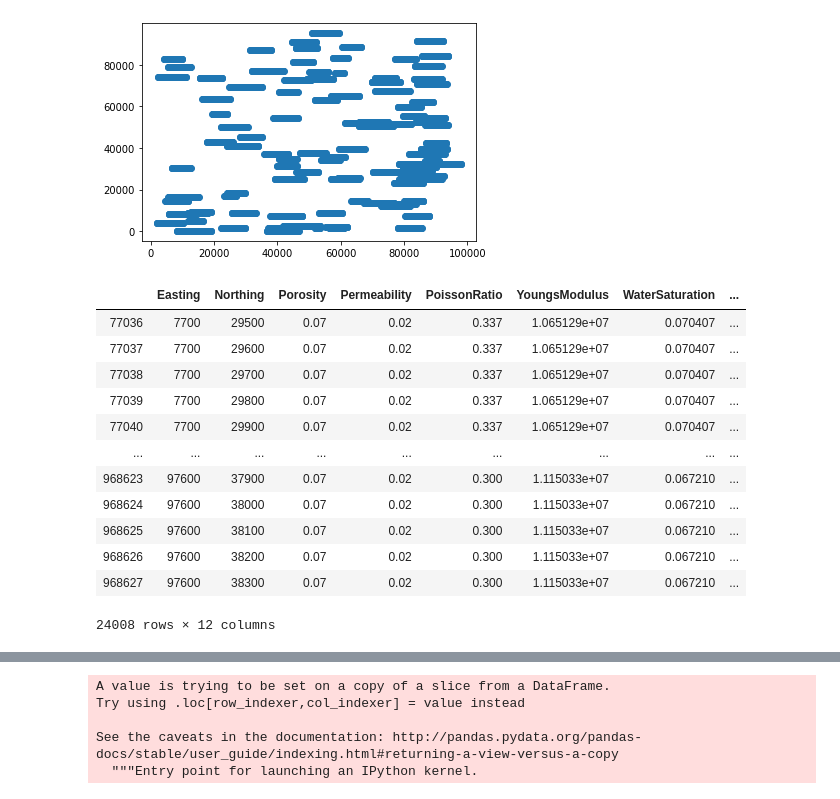
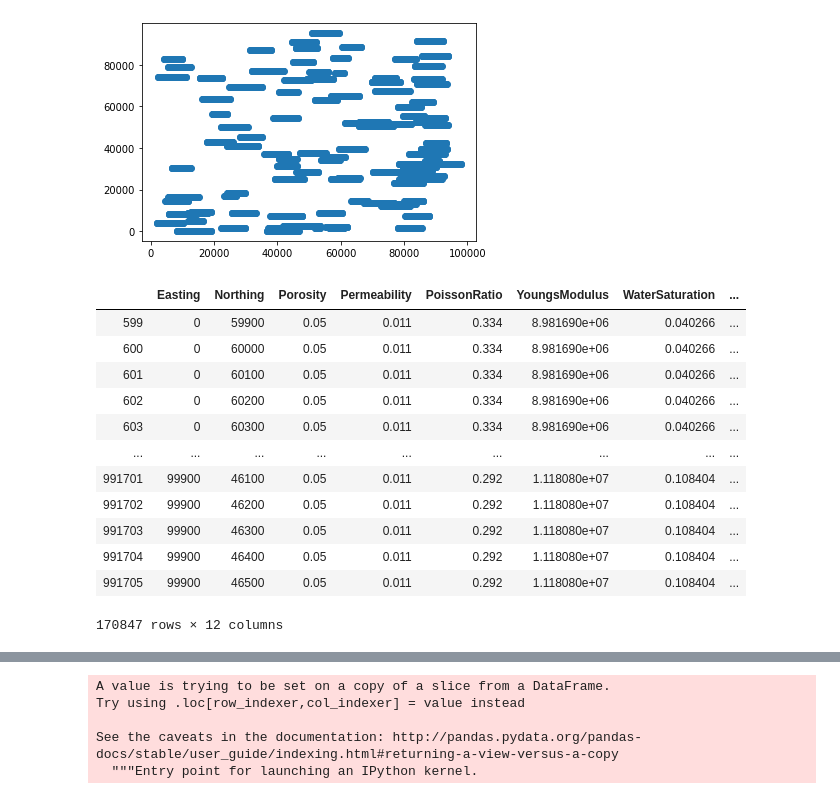
Before and after one commit to fang-helen/Final-Project-FRI, a Jupyter notebook: Final Project FRI.ipynb, the cells around one changed output, grey strips where cells are left out. Cells and saved outputs as stored; diff of their text form; code cells hidden in the pictures.

```diff
--- a/Final Project FRI.ipynb
+++ b/Final Project FRI.ipynb
@@ -120,10 +120,11 @@ df['average proppant weight'] = avgPRPWT
 df['average pump rate'] = avgPMPRT
 # %%
 pressure = []
+dfPressures = df['average pressure (Pa)'].values
 for i in range (0,len(df)):
     wellP = []
     for j in range(0,100):
-        wellP.append(df.iloc[i]['average pressure (Pa)'])
+        wellP.append(dfPressures[i])
     pressure.append(wellP)
 # %%
 # map of wells
@@ -201,27 +202,3 @@ avgRR = avgOfList(df['recovery factor'].values)
 avgRR
 # %% [output]
 0.09490102068043484
-# %%
-# find wells that are above 75th percentile for average porosity, oil saturation, and permeability
-namesOfBest = []
-eastOfBest = []
-northOfBest = []
-
-# 75th percentile values (cutoffs)
-porosityCutoff = df['average porosity'].quantile(.75)
-oilSatCutoff = df['average oil saturation'].quantile(.75)
-permCutoff = df['average permeability'].quantile(.75)
-
-for i in range(0, len(df['well name'].values)):
-    if (df.iloc[i]['average porosity'] > porosityCutoff) and (df.iloc[i]['average oil saturation'] > oilSatCutoff) and (df.iloc[i]['average permeability'] > permCutoff):
-        namesOfBest.append(df.iloc[i][0])
-        northOfBest.append(df.iloc[i]['average northing'])
-        eastOfBest.append(df.iloc[i]['average easting'])
-        # print out these values that fit the criteria
-        print("name:", df.iloc[i][0], "northing:", df.iloc[i]['average northing'], "easting:", df.iloc[i]['average easting'])
-        print("porosity: ", df.iloc[i]['average porosity'], "Oil Saturation ", df.iloc[i]['average oil saturation'], "permeability: ", df.iloc[i]['average permeability'])
-
-# print out oil production for each well that fit above criteria (relatively optimal, in better spots)
-for name in namesOfBest:
-    index = list(df['well name'].values).index(name)
-    print(df.iloc[index]['oil 1'], df.iloc[index]['oil 2'], df.iloc[index]['oil 3'], df.iloc[index]['oil 4'], df.iloc[index]['oil 5'])
@@ -409,17 +415,3 @@ array([4.27421461e+04, 3.91696460e+04, 9.39373412e+02, 1.70298604e+05,
        3.23987295e+05, 7.66936308e+02, 1.25211041e+05, 2.59009803e+03,
        2.97687730e+04, 1.82666312e+04, 7.10649990e+04, 4.01175750e+05,
        1.95020559e+02, 2.52654749e+05, 1.96913903e+05, 1.42750831e+05])
-# %%
-from sklearn.tree import DecisionTreeRegressor
-
-tree = DecisionTreeRegressor()
-
-
-X = np.array([np.array([easting]).flatten(),np.array([northing]).flatten()]) # indep var = coordinates
-X = X.transpose()
-y = np.array([porosity]).flatten()
-y = y.reshape(-1,1)
-
-tree.fit(X,y)
-print(X)
-print(y)
@@ -548,21 +527,21 @@ osQuant = predData['OilSaturation'].quantile(.75)
 # %%
 #75th percentile vals for each
-bestWells = predData.query('Porosity >= .07 and Permeability >= .017 and OilSaturation >= 0.9277687390326956')
+bestWells = predData.query('Porosity >= @porQuant and Permeability >= @permQuant and OilSaturation >= @osQuant')
 bestWells
 # %% [output]
 |  | Easting | Northing | Porosity | Permeability | PoissonRatio | YoungsModulus | WaterSaturation | ... |
-| 77036 | 7700 | 29500 | 0.07 | 0.02 | 0.337 | 1.065129e+07 | 0.070407 | ... |
-| 77037 | 7700 | 29600 | 0.07 | 0.02 | 0.337 | 1.065129e+07 | 0.070407 | ... |
-| 77038 | 7700 | 29700 | 0.07 | 0.02 | 0.337 | 1.065129e+07 | 0.070407 | ... |
-| 77039 | 7700 | 29800 | 0.07 | 0.02 | 0.337 | 1.065129e+07 | 0.070407 | ... |
-| 77040 | 7700 | 29900 | 0.07 | 0.02 | 0.337 | 1.065129e+07 | 0.070407 | ... |
+| 599 | 0 | 59900 | 0.05 | 0.011 | 0.334 | 8.981690e+06 | 0.040266 | ... |
+| 600 | 0 | 60000 | 0.05 | 0.011 | 0.334 | 8.981690e+06 | 0.040266 | ... |
+| 601 | 0 | 60100 | 0.05 | 0.011 | 0.334 | 8.981690e+06 | 0.040266 | ... |
+| 602 | 0 | 60200 | 0.05 | 0.011 | 0.334 | 8.981690e+06 | 0.040266 | ... |
+| 603 | 0 | 60300 | 0.05 | 0.011 | 0.334 | 8.981690e+06 | 0.040266 | ... |
 | ... | ... | ... | ... | ... | ... | ... | ... | ... |
-| 968623 | 97600 | 37900 | 0.07 | 0.02 | 0.300 | 1.115033e+07 | 0.067210 | ... |
-| 968624 | 97600 | 38000 | 0.07 | 0.02 | 0.300 | 1.115033e+07 | 0.067210 | ... |
-| 968625 | 97600 | 38100 | 0.07 | 0.02 | 0.300 | 1.115033e+07 | 0.067210 | ... |
-| 968626 | 97600 | 38200 | 0.07 | 0.02 | 0.300 | 1.115033e+07 | 0.067210 | ... |
-| 968627 | 97600 | 38300 | 0.07 | 0.02 | 0.300 | 1.115033e+07 | 0.067210 | ... |
+| 991701 | 99900 | 46100 | 0.05 | 0.011 | 0.292 | 1.118080e+07 | 0.108404 | ... |
+| 991702 | 99900 | 46200 | 0.05 | 0.011 | 0.292 | 1.118080e+07 | 0.108404 | ... |
+| 991703 | 99900 | 46300 | 0.05 | 0.011 | 0.292 | 1.118080e+07 | 0.108404 | ... |
+| 991704 | 99900 | 46400 | 0.05 | 0.011 | 0.292 | 1.118080e+07 | 0.108404 | ... |
+| 991705 | 99900 | 46500 | 0.05 | 0.011 | 0.292 | 1.118080e+07 | 0.108404 | ... |
-24008 rows × 12 columns
+170847 rows × 12 columns
 # %%
 # the locations where each of these 3 features are above 75th percentiles
 eastBest = bestWells['Easting']
```
Also changed, not shown: parts of 24 cells of this notebook.
